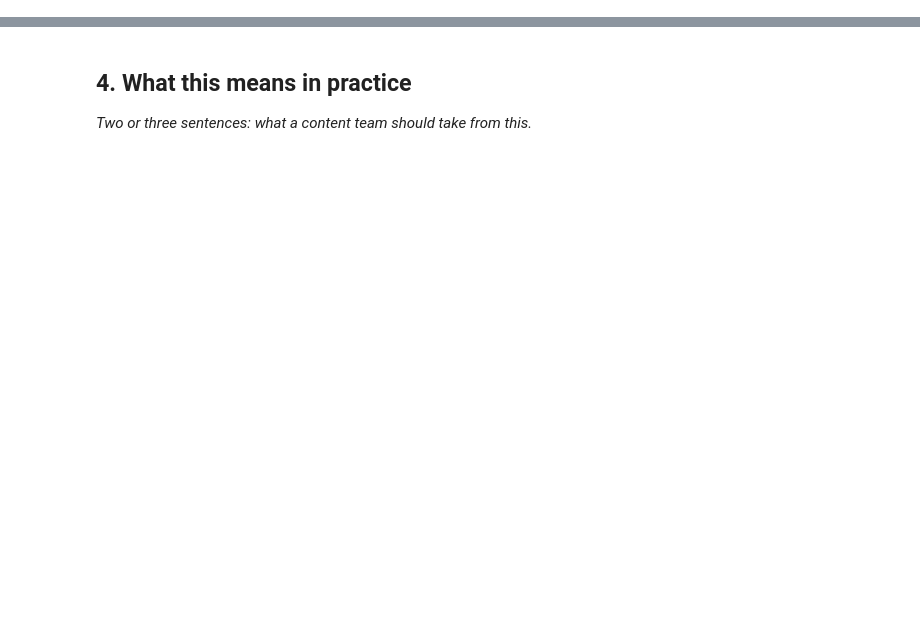
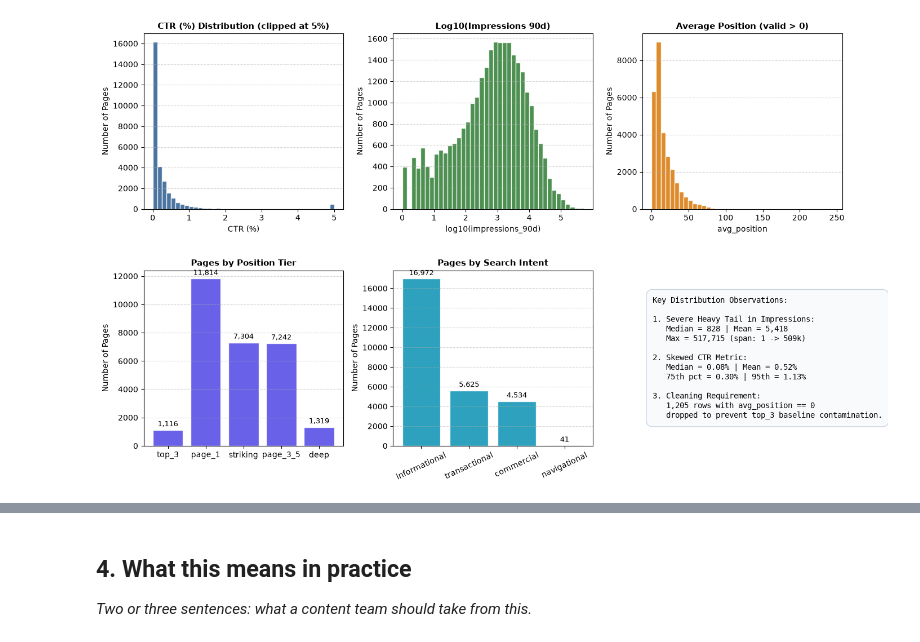
Before and after one commit to moath177/flyrank, a Jupyter notebook: work/notebooks/w04_signal_audit.ipynb, the cells around one changed output, grey strips where cells are left out. Cells and saved outputs as stored; diff of their text form; code cells hidden in the pictures; blank space fills up the shorter version.

```diff
--- a/work/notebooks/w04_signal_audit.ipynb
+++ b/work/notebooks/w04_signal_audit.ipynb
@@ -20,0 +42,80 @@ This skeleton is yours to fill. Work the sections **in order** — each one has
+# %%
+# 1. Clean valid position slice (handling avg_position == 0 gotcha)
+valid = df[df["avg_position"] > 0].copy()
+print(f"Total rows in starter dataset: {len(df):,}")
+print(f"Rows with avg_position == 0 (unranked/no data): {(df['avg_position'] == 0).sum():,}")
+print(f"Valid rows for position & CTR analysis: {len(valid):,} ({len(valid)/len(df):.1%})")
+
+# 2. Plot key distributions
+fig, axes = plt.subplots(2, 3, figsize=(16, 9.5))
+plt.subplots_adjust(hspace=0.35, wspace=0.25)
+
+# 1. CTR Distribution (clipped for display to show main distribution)
+axes[0, 0].hist(valid["ctr"].clip(upper=5), bins=40, color="#2b5c8f", edgecolor="white", alpha=0.85)
+axes[0, 0].set_title("CTR (%) Distribution (clipped at 5%)", fontsize=11, fontweight="bold")
+axes[0, 0].set_xlabel("CTR (%)")
+axes[0, 0].set_ylabel("Number of Pages")
+axes[0, 0].grid(axis="y", linestyle="--", alpha=0.5)
+
+# 2. Impressions 90d (Log10 scale to handle extreme heavy tail)
+log_imp = np.log10(valid["impressions_90d"].replace(0, np.nan).dropna())
+axes[0, 1].hist(log_imp, bins=40, color="#2e7d32", edgecolor="white", alpha=0.85)
+axes[0, 1].set_title("Log10(Impressions 90d)", fontsize=11, fontweight="bold")
+axes[0, 1].set_xlabel("log10(impressions_90d)")
+axes[0, 1].set_ylabel("Number of Pages")
+axes[0, 1].grid(axis="y", linestyle="--", alpha=0.5)
+
+# 3. Average Position
+axes[0, 2].hist(valid["avg_position"], bins=40, color="#d97706", edgecolor="white", alpha=0.85)
+axes[0, 2].set_title("Average Position (valid > 0)", fontsize=11, fontweight="bold")
+axes[0, 2].set_xlabel("avg_position")
+axes[0, 2].set_ylabel("Number of Pages")
+axes[0, 2].grid(axis="y", linestyle="--", alpha=0.5)
+
+# 4. Position Tier Counts
+tier_order = ["top_3", "page_1", "striking", "page_3_5", "deep"]
+tier_counts = valid["position_tier"].value_counts().reindex(tier_order).fillna(0)
+bars_tier = axes[1, 0].bar(tier_counts.index, tier_counts.values, color="#4f46e5", edgecolor="white", alpha=0.85)
+axes[1, 0].set_title("Pages by Position Tier", fontsize=11, fontweight="bold")
+axes[1, 0].set_ylabel("Number of Pages")
+axes[1, 0].grid(axis="y", linestyle="--", alpha=0.5)
+for bar in bars_tier:
+    yval = bar.get_height()
+    axes[1, 0].text(bar.get_x() + bar.get_width()/2.0, yval + 150, f"{int(yval):,}", ha="center", va="bottom", fontsize=9)
+
+# 5. Main Intent Counts
+intent_counts = valid["main_intent"].value_counts()
+bars_intent = axes[1, 1].bar(intent_counts.index, intent_counts.values, color="#0891b2", edgecolor="white", alpha=0.85)
+axes[1, 1].set_title("Pages by Search Intent", fontsize=11, fontweight="bold")
+axes[1, 1].set_ylabel("Number of Pages")
+axes[1, 1].tick_params(axis="x", rotation=25)
+axes[1, 1].grid(axis="y", linestyle="--", alpha=0.5)
+for bar in bars_intent:
+    yval = bar.get_height()
+    axes[1, 1].text(bar.get_x() + bar.get_width()/2.0, yval + 200, f"{int(yval):,}", ha="center", va="bottom", fontsize=9)
+
+# 6. Key Distribution Summary Card
+axes[1, 2].axis("off")
+summary_text = (
+    "Key Distribution Observations:\n\n"
+    f"1. Severe Heavy Tail in Impressions:\n"
+    f"   Median = {valid['impressions_90d'].median():,.0f} | Mean = {valid['impressions_90d'].mean():,.0f}\n"
+    f"   Max = {valid['impressions_90d'].max():,.0f} (span: 1 -> 509k)\n\n"
+    f"2. Skewed CTR Metric:\n"
+    f"   Median = {valid['ctr'].median():.2f}% | Mean = {valid['ctr'].mean():.2f}%\n"
+    f"   75th pct = {valid['ctr'].quantile(0.75):.2f}% | 95th = {valid['ctr'].quantile(0.95):.2f}%\n\n"
+    f"3. Cleaning Requirement:\n"
+    f"   1,205 rows with avg_position == 0\n"
+    f"   dropped to prevent top_3 baseline contamination."
+)
+axes[1, 2].text(0.05, 0.5, summary_text, fontsize=10, family="monospace", verticalalignment="center",
+                bbox=dict(boxstyle="round,pad=0.8", facecolor="#f8fafc", edgecolor="#cbd5e1"))
+
+plt.show()
+
+# Numerical Summary Table
+desc = valid[["ctr", "impressions_90d", "clicks_90d", "avg_position"]].describe(
+    percentiles=[0.25, 0.5, 0.75, 0.90, 0.95, 0.99]
+)
+display(desc.round(2))
+# %% [output]
@@ -20,0 +125 @@ This skeleton is yours to fill. Work the sections **in order** — each one has
+[figure, added]
```
Also changed, not shown: parts of 19 cells of this notebook, 1 other file.
